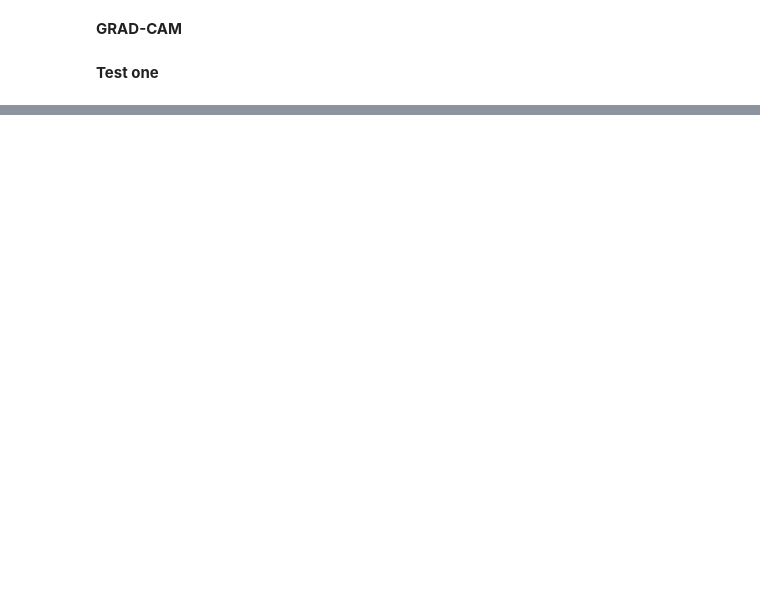
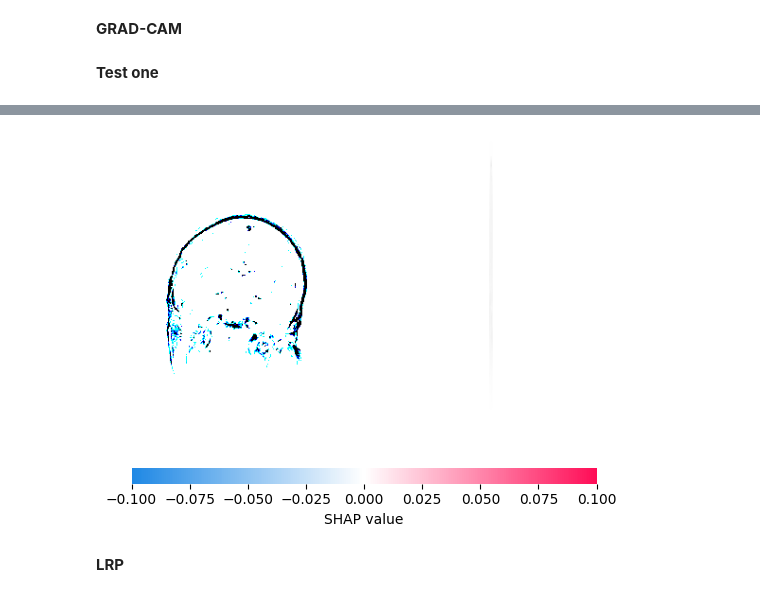
Before and after one commit to barta3235/working_model_resnet, a Jupyter notebook: working_model_resnet.ipynb, the cells around one changed output, grey strips where cells are left out. Drawn from its saved outputs; the diff is of its cells as text; code cells hidden in the pictures; blank space fills up the shorter version.

```diff
--- a/working_model_resnet.ipynb
+++ b/working_model_resnet.ipynb
@@ -931,0 +482,36 @@ save_and_display_gradcam(img_path, heatmap)
+# %%
+import shap
+import numpy as np
+from tensorflow.keras.models import load_model
+from tensorflow.keras.applications.resnet50 import preprocess_input
+from tensorflow.keras.preprocessing import image
+
+# Path to the saved model and the image to be analyzed
+model_path = '/content/drive/MyDrive/work_temp/model_resnet_new'
+img_path = '/content/drive/MyDrive/BadDay/Y2N (3007).jpg'
+
+# Load the pre-trained model
+model = load_model(model_path)
+
+# Function to load and preprocess the image
+def load_preprocess_image(img_path):
+    img = image.load_img(img_path, target_size=(224, 224))
+    x = image.img_to_array(img)
+    x = np.expand_dims(x, axis=0)
+    x = preprocess_input(x)
+    return x
+
+# Load and preprocess the image
+x = load_preprocess_image(img_path)
+
+# Create a SHAP DeepExplainer
+explainer = shap.DeepExplainer(model, x)
+
+# Compute SHAP values
+shap_values = explainer.shap_values(x)
+
+# Plot the SHAP values
+# The index in shap_values[1] should correspond to the class you are interested in.
+# For a binary classifier: index 0 for 'No Tumor', index 1 for 'Tumor'
+shap.image_plot(shap_values[0], -x)
+# %% [output]
@@ -931,0 +519,3 @@ save_and_display_gradcam(img_path, heatmap)
+[figure, added]
+# %% [markdown]
+**LRP**
```
Also changed, not shown: parts of 26 cells of this notebook.
